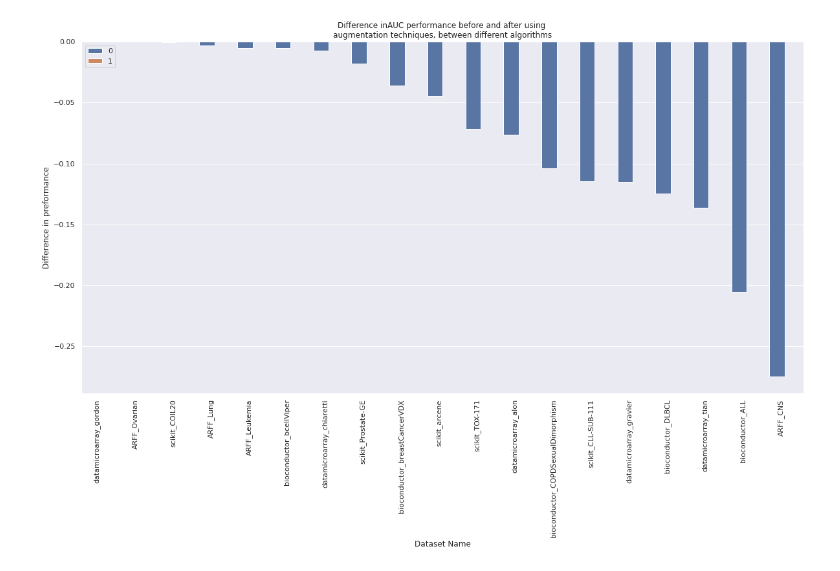
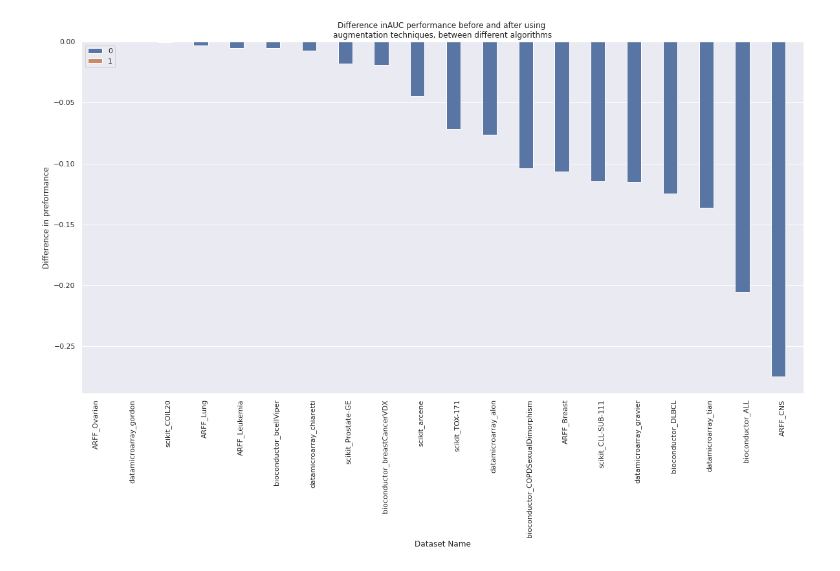
Before and after one commit to daniel-izmaylov/feature-selection-comparison-study, a Jupyter notebook: utlis/result_augmentation.ipynb, the cells around one changed output. Drawn from its saved outputs; the diff is of its cells as text; code cells hidden in the pictures.

```diff
--- a/utlis/result_augmentation.ipynb
+++ b/utlis/result_augmentation.ipynb
@@ -34,21 +34,21 @@ column= ['metric', 'value', 'infrence_time', 'Learning algorithm', 'Number of fe
 from os import listdir
 from os.path import isfile, join
 # %%
-for metric in ['accuracy', 'MCC', 'AUC', 'PR-AUC']:
-# for metric in ['AUC']:
-    files= [f for f in listdir("augmenrataion_res") if isfile(join("augmenrataion_res", f))]
+# for metric in ['accuracy', 'MCC', 'AUC', 'PR-AUC']:
+for metric in ['AUC']:
+    files= [f for f in listdir("../augmenrataion_res/") if isfile(join("../augmenrataion_res/", f))]
     all_files=[]
     for file in files:
-        all_files.append(pd.read_csv("augmenrataion_res/"+file,header=None))
+        all_files.append(pd.read_csv("../augmenrataion_res/"+file,header=None))
     df= pd.concat(all_files, ignore_index=True)
     df.columns=column
     mean_auc_df_aug= mean_of_each_fold(df,metric)
 
 
-    files= [f for f in listdir("results") if isfile(join("results", f))]
+    files= [f for f in listdir("../results") if isfile(join("../results", f))]
     all_files=[]
     for file in files:
-        all_files.append(pd.read_csv("results/"+file,header=0))
+        all_files.append(pd.read_csv("../results/"+file,header=0))
     df= pd.concat(all_files, ignore_index=True)
     df.rename(columns={"index":"metric"},inplace=True)
     mean_auc_df= mean_of_each_fold(df,metric)
@@ -58,5 +58,6 @@ for metric in ['accuracy', 'MCC', 'AUC', 'PR-AUC']:
 
     merged_df= mean_auc_df_aug.merge(best_df[["Dataset Name","value"]],on=["Dataset Name"])
     merged_df["diff"]= merged_df["value_x"]-merged_df["value_y"]
+    display(merged_df)
     plot_diff(merged_df,metric)
 # %% [output]
@@ -63 +81 @@ for metric in ['accuracy', 'MCC', 'AUC', 'PR-AUC']:
-[figure, old version]
+[figure, new version]
```
Also changed, not shown: parts of 3 cells of this notebook, 5 other files.
